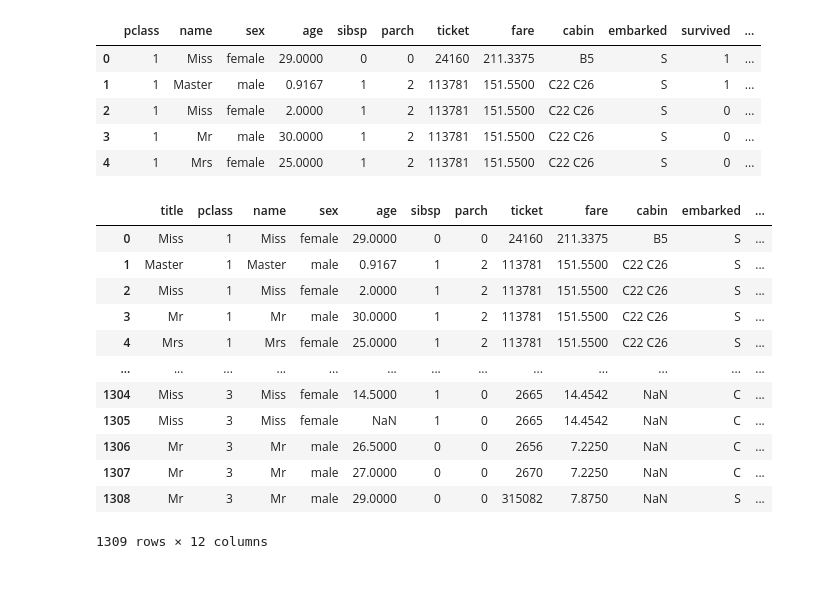
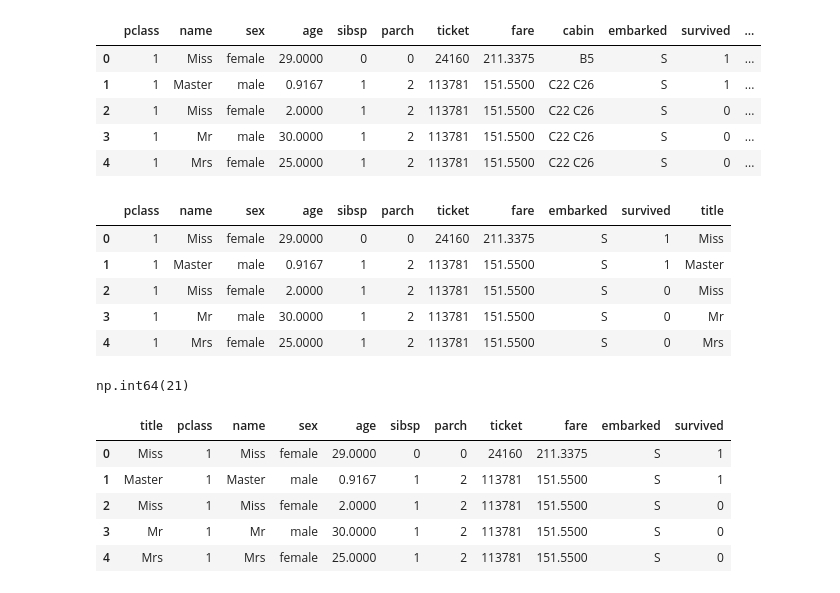
Before and after one commit to Ashuu189/python-libraries-pro, a Jupyter notebook: pandas.ipynb, the cells around one changed output. Saved outputs shown, nothing was run; the diff lists cells and outputs as text; code cells hidden in the pictures.

```diff
--- a/pandas.ipynb
+++ b/pandas.ipynb
@@ -664,19 +664,31 @@ titanic.head()
 | 3 | 1 | Mr | male | 30.0000 | 1 | 2 | 113781 | 151.5500 | C22 C26 | S | 0 | ... |
 | 4 | 1 | Mrs | female | 25.0000 | 1 | 2 | 113781 | 151.5500 | C22 C26 | S | 0 | ... |
 # %%
-d=[11,0,1,2,3,4,5,6,7,8,9,10]
-titanic[titanic.columns[d]]
+d=[10,0,1,2,3,4,5,6,7,8,9]
+titanic=titanic[titanic.columns[d]]
-# %% [output]
-|  | title | pclass | name | sex | age | sibsp | parch | ticket | fare | cabin | embarked | ... |
-| 0 | Miss | 1 | Miss | female | 29.0000 | 0 | 0 | 24160 | 211.3375 | B5 | S | ... |
-| 1 | Master | 1 | Master | male | 0.9167 | 1 | 2 | 113781 | 151.5500 | C22 C26 | S | ... |
-| 2 | Miss | 1 | Miss | female | 2.0000 | 1 | 2 | 113781 | 151.5500 | C22 C26 | S | ... |
-| 3 | Mr | 1 | Mr | male | 30.0000 | 1 | 2 | 113781 | 151.5500 | C22 C26 | S | ... |
-| 4 | Mrs | 1 | Mrs | female | 25.0000 | 1 | 2 | 113781 | 151.5500 | C22 C26 | S | ... |
-| ... | ... | ... | ... | ... | ... | ... | ... | ... | ... | ... | ... | ... |
-| 1304 | Miss | 3 | Miss | female | 14.5000 | 1 | 0 | 2665 | 14.4542 | NaN | C | ... |
-| 1305 | Miss | 3 | Miss | female | NaN | 1 | 0 | 2665 | 14.4542 | NaN | C | ... |
-| 1306 | Mr | 3 | Mr | male | 26.5000 | 0 | 0 | 2656 | 7.2250 | NaN | C | ... |
-| 1307 | Mr | 3 | Mr | male | 27.0000 | 0 | 0 | 2670 | 7.2250 | NaN | C | ... |
-| 1308 | Mr | 3 | Mr | male | 29.0000 | 0 | 0 | 315082 | 7.8750 | NaN | S | ... |
-1309 rows × 12 columns
+# %%
+titanic.isna().sum()*100/len(titanic)
+
+titanic.drop('cabin',inplace=True,axis=1)
+# %%
+titanic.head()
+# %% [output]
+|  | pclass | name | sex | age | sibsp | parch | ticket | fare | embarked | survived | title |
+| 0 | 1 | Miss | female | 29.0000 | 0 | 0 | 24160 | 211.3375 | S | 1 | Miss |
+| 1 | 1 | Master | male | 0.9167 | 1 | 2 | 113781 | 151.5500 | S | 1 | Master |
+| 2 | 1 | Miss | female | 2.0000 | 1 | 2 | 113781 | 151.5500 | S | 0 | Miss |
+| 3 | 1 | Mr | male | 30.0000 | 1 | 2 | 113781 | 151.5500 | S | 0 | Mr |
+| 4 | 1 | Mrs | female | 25.0000 | 1 | 2 | 113781 | 151.5500 | S | 0 | Mrs |
+# %%
+titanic.duplicated().sum()
+# %% [output]
+np.int64(21)
+# %%
+titanic.head()
+# %% [output]
+|  | title | pclass | name | sex | age | sibsp | parch | ticket | fare | embarked | survived |
+| 0 | Miss | 1 | Miss | female | 29.0000 | 0 | 0 | 24160 | 211.3375 | S | 1 |
+| 1 | Master | 1 | Master | male | 0.9167 | 1 | 2 | 113781 | 151.5500 | S | 1 |
+| 2 | Miss | 1 | Miss | female | 2.0000 | 1 | 2 | 113781 | 151.5500 | S | 0 |
+| 3 | Mr | 1 | Mr | male | 30.0000 | 1 | 2 | 113781 | 151.5500 | S | 0 |
+| 4 | Mrs | 1 | Mrs | female | 25.0000 | 1 | 2 | 113781 | 151.5500 | S | 0 |
```
Also changed, not shown: parts of 6 cells of this notebook, 1 other file.
